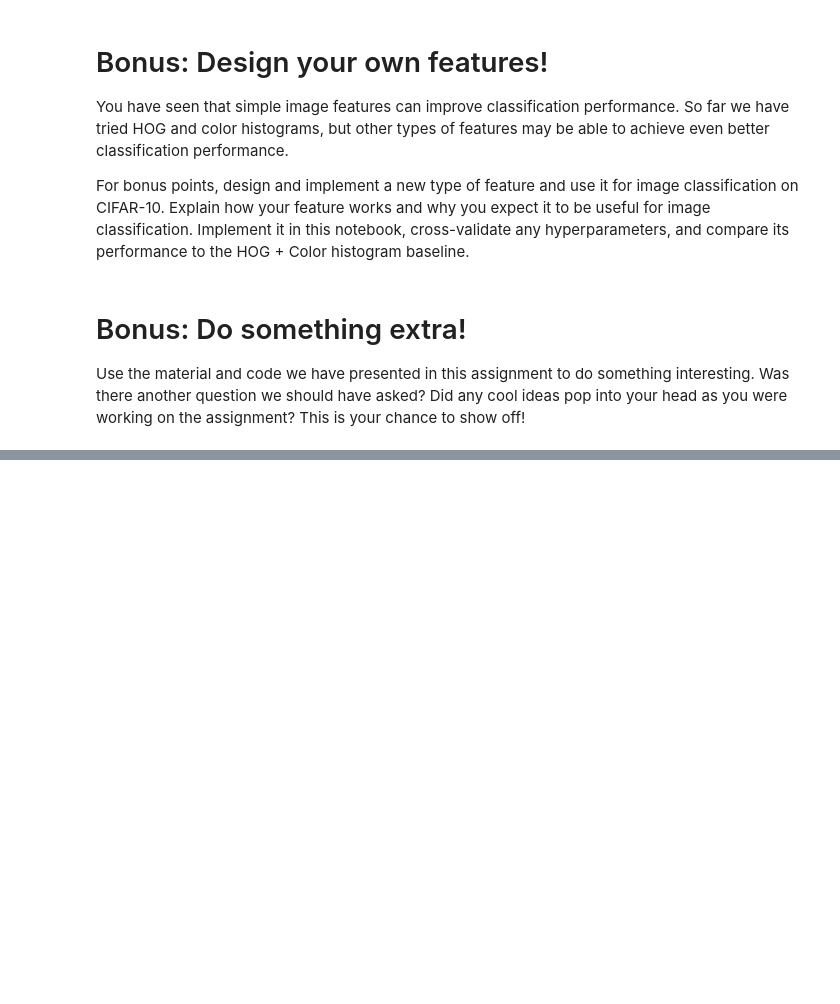
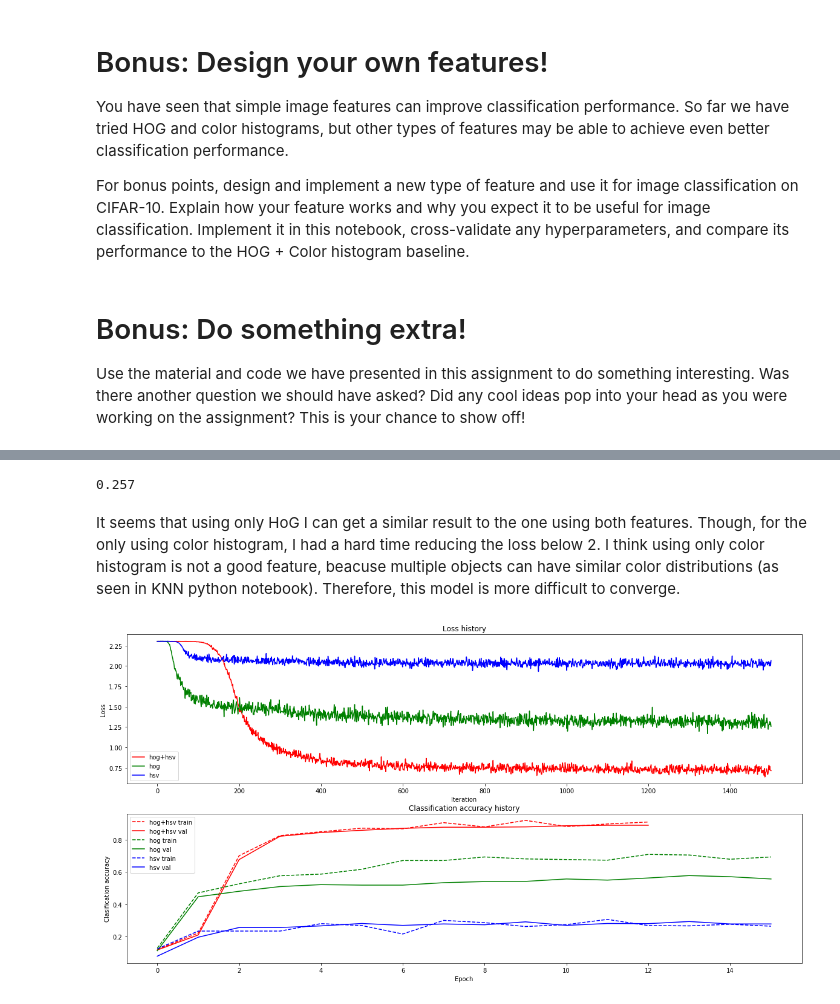
Before and after one commit to mcreng/cs231n, a Jupyter notebook: PA1/features.ipynb, the cells around one changed output, grey strips where cells are left out. Drawn from its saved outputs; the diff is of its cells as text; code cells hidden in the pictures; blank space fills up the shorter version.

```diff
--- a/PA1/features.ipynb
+++ b/PA1/features.ipynb
@@ -307,0 +576,36 @@ Use the material and code we have presented in this assignment to do something i
+# %%
+# Run your neural net classifier on the test set. You should be able to
+# get more than 55% accuracy.
+
+test_acc_hsv = (best_net_hsv.predict(X_test_feats_hsv) == y_test).mean()
+print(test_acc_hsv)
+# %% [output]
+0.257
+# %% [markdown]
+It seems that using only HoG I can get a similar result to the one using both features. Though, for the only using color histogram, I had a hard time reducing the loss below 2. I think using only color histogram is not a good feature, beacuse multiple objects can have similar color distributions (as seen in KNN python notebook). Therefore, this model is more difficult to converge.
+# %%
+plt.figure(figsize=(20, 10))
+plt.subplot(2, 1, 1)
+
+plt.plot(local_stat['loss_history'], 'r', label='hog+hsv')
+plt.plot(local_stat_hog['loss_history'], 'g', label='hog')
+plt.plot(local_stat_hsv['loss_history'], 'b', label='hsv')
+
+plt.title('Loss history')
+plt.xlabel('Iteration')
+plt.ylabel('Loss')
+plt.legend()
+plt.subplot(2, 1, 2)
+plt.plot(local_stat['train_acc_history'],  'r--', label='hog+hsv train')
+plt.plot(local_stat['val_acc_history'],  'r', label='hog+hsv val')
+plt.plot(local_stat_hog['train_acc_history'],  'g--', label='hog train')
+plt.plot(local_stat_hog['val_acc_history'],  'g', label='hog val')
+plt.plot(local_stat_hsv['train_acc_history'], 'b--', label='hsv train')
+plt.plot(local_stat_hsv['val_acc_history'],  'b', label='hsv val')
+plt.title('Classification accuracy history')
+plt.xlabel('Epoch')
+plt.ylabel('Clasification accuracy')
+plt.legend()
+plt.show()
+# %% [output]
+[figure, added]
```
Also changed, not shown: parts of 17 cells of this notebook.
